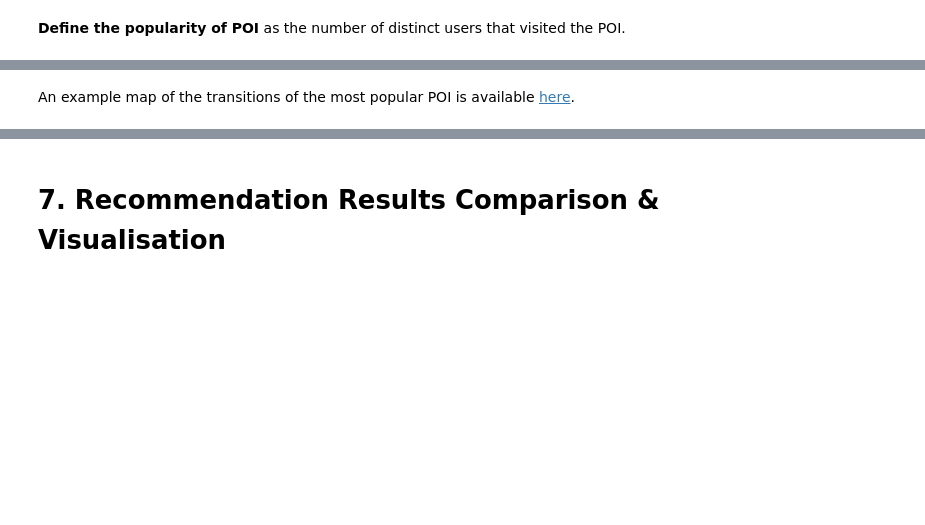
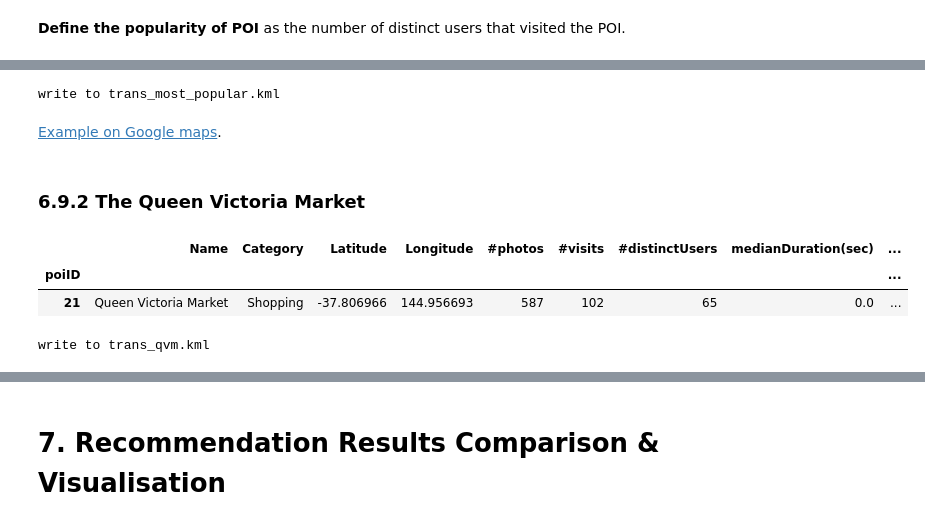
Before and after one commit to dongwookim-ml/flickr-photo, a Jupyter notebook: src/dataset_Melb.ipynb, the cells around one changed output, grey strips where cells are left out. Saved outputs shown, nothing was run; the diff lists cells and outputs as text; code cells hidden in the pictures; blank space fills up the shorter version.

```diff
--- a/src/dataset_Melb.ipynb
+++ b/src/dataset_Melb.ipynb
@@ -1276,2 +1227,16 @@ most_popular.kml
-# %% [markdown]
-An example map of the transitions of the most popular POI is available [here](https://drive.google.com/open?id=1vZ6FltGyAHnxHGGPaCmiLQvw8Qw&usp=sharing).
+# %%
+fname = 'trans_most_popular.kml'
+gen_kml_transition(fname, most_popular, poi_df, poi_transmat)
+# %% [output]
+write to trans_most_popular.kml
+# %% [markdown]
+[Example on Google maps](https://drive.google.com/open?id=18Y61VFEbaekeTZUtchwgTO3fwBo&usp=sharing).
+# %% [markdown]
+### 6.9.2 The Queen Victoria Market
+# %%
+poi_qvm = poi_df[poi_df['Name'] == 'Queen Victoria Market']
+poi_qvm
+# %% [output]
+|  | Name | Category | Latitude | Longitude | #photos | #visits | #distinctUsers | medianDuration(sec) | ... |
+| poiID |  |  |  |  |  |  |  |  | ... |
+| 21 | Queen Victoria Market | Shopping | -37.806966 | 144.956693 | 587 | 102 | 65 | 0.0 | ... |
@@ -1277,0 +1245,5 @@ An example map of the transitions of the most popular POI is available [here](ht
+# %%
+fname = 'trans_qvm.kml'
+gen_kml_transition(fname, poi_qvm.index[0], poi_df, poi_transmat)
+# %% [output]
+write to trans_qvm.kml
```
Also changed, not shown: parts of 78 cells of this notebook.
